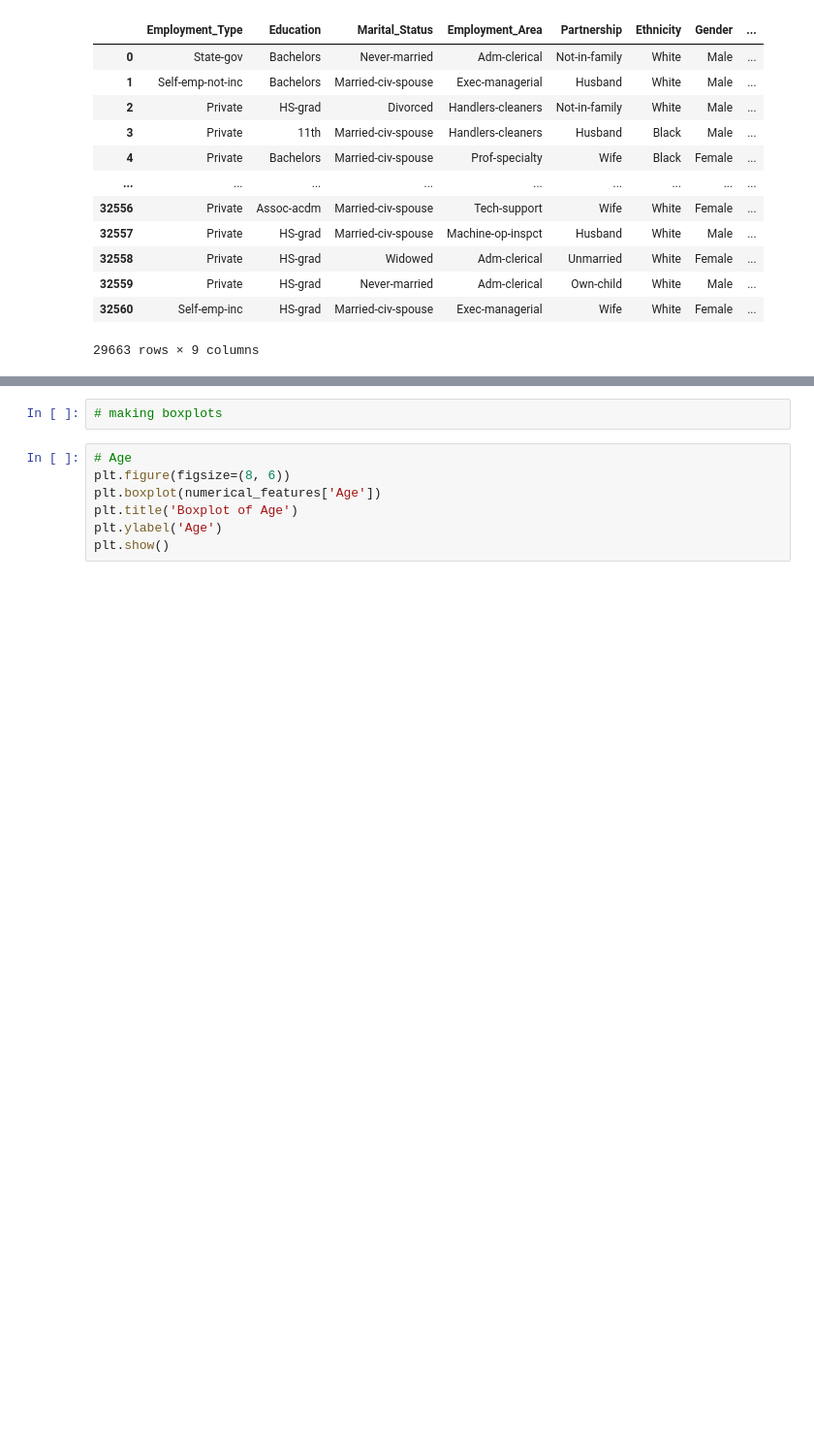
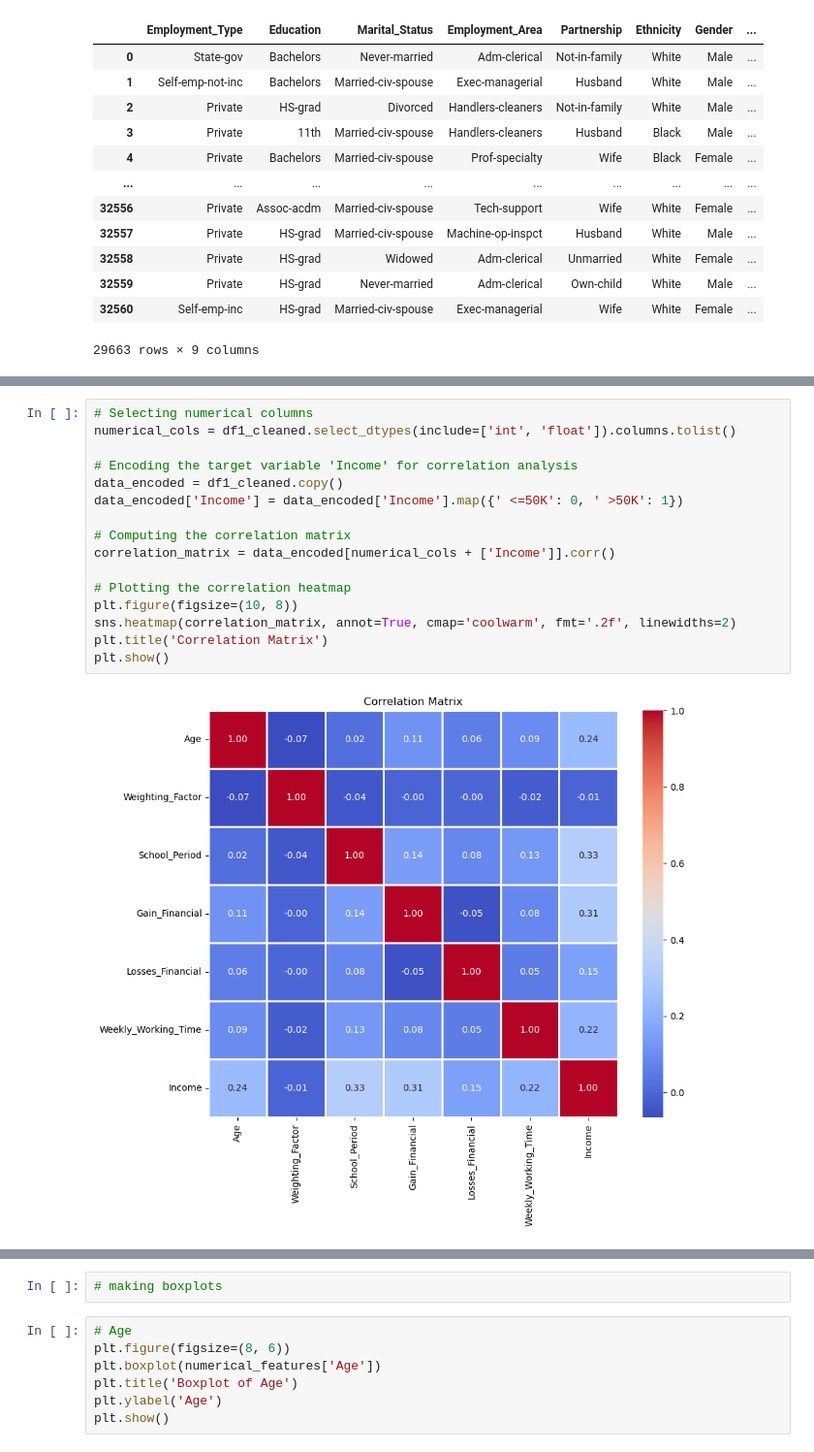
Before and after one commit to Inupa6677/Income-prediction-using-adult-data, a Jupyter notebook: ML Coursework 2024.ipynb, the cells around one changed output, grey strips where cells are left out. Shown at 97% size. Drawn from its saved outputs; the diff is of its cells as text; blank space fills up the shorter version.

Commit message:
data analysis

```diff
--- a/ML Coursework 2024.ipynb
+++ b/ML Coursework 2024.ipynb
@@ -793,0 +794,18 @@ plt.show()
+# %%
+# Selecting numerical columns
+numerical_cols = df1_cleaned.select_dtypes(include=['int', 'float']).columns.tolist()
+
+# Encoding the target variable 'Income' for correlation analysis
+data_encoded = df1_cleaned.copy()
+data_encoded['Income'] = data_encoded['Income'].map({' <=50K': 0, ' >50K': 1})
+
+# Computing the correlation matrix
+correlation_matrix = data_encoded[numerical_cols + ['Income']].corr()
+
+# Plotting the correlation heatmap
+plt.figure(figsize=(10, 8))
+sns.heatmap(correlation_matrix, annot=True, cmap='coolwarm', fmt='.2f', linewidths=2)
+plt.title('Correlation Matrix')
+plt.show()
+# %% [output]
+[figure, added]
```
Also changed, not shown: parts of 11 cells of this notebook.
